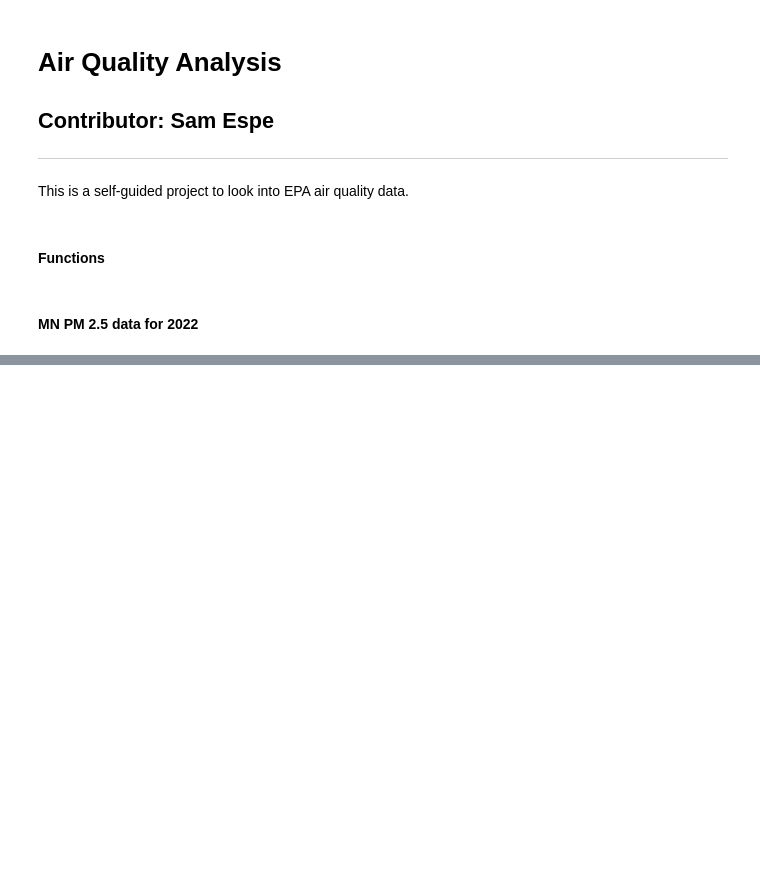
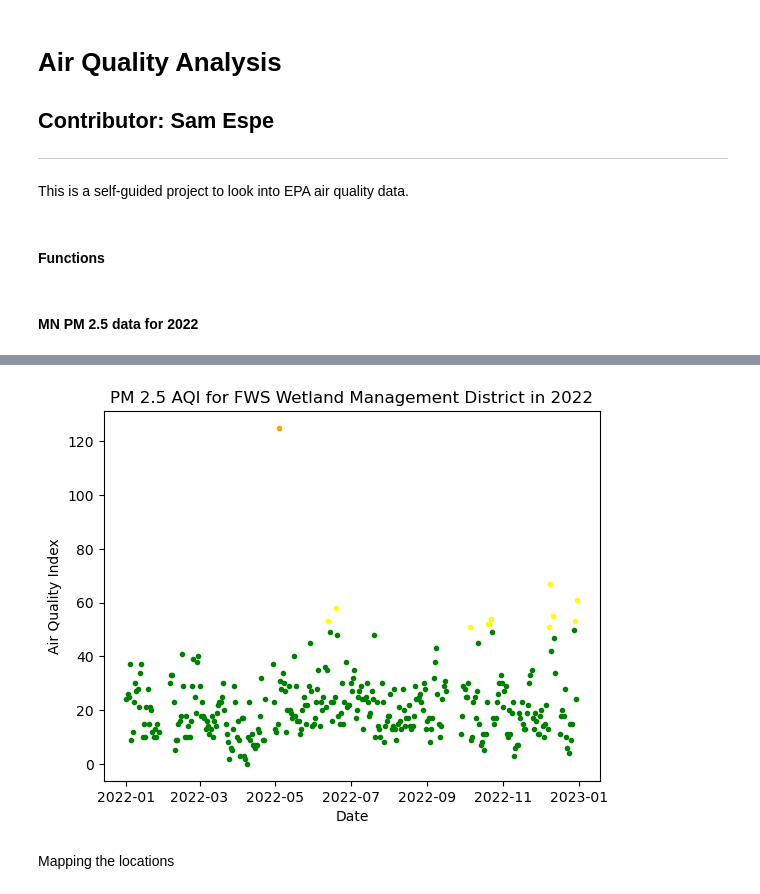
Before and after one commit to SamEspe/Air_Quality_Analysis, a Jupyter notebook: Air_Quality_Analysis.ipynb, the cells around one changed output, grey strips where cells are left out. Cells and saved outputs as stored; diff of their text form; code cells hidden in the pictures; blank space fills up the shorter version.

```diff
--- a/Air_Quality_Analysis.ipynb
+++ b/Air_Quality_Analysis.ipynb
@@ -106,0 +158,6 @@ def scatter_plot_color(df_name, pollutant_name, location_name, year):
+# %%
+scatter_plot_color(mn_pm25_2022_dict["FWS_Wetland_Management_District_MN_PM_2_5_2022"], "PM 2.5", "FWS Wetland Management District", 2022)
+# %% [output]
+[figure, added]
+# %% [markdown]
+Mapping the locations
```
Also changed, not shown: parts of 6 cells of this notebook.
